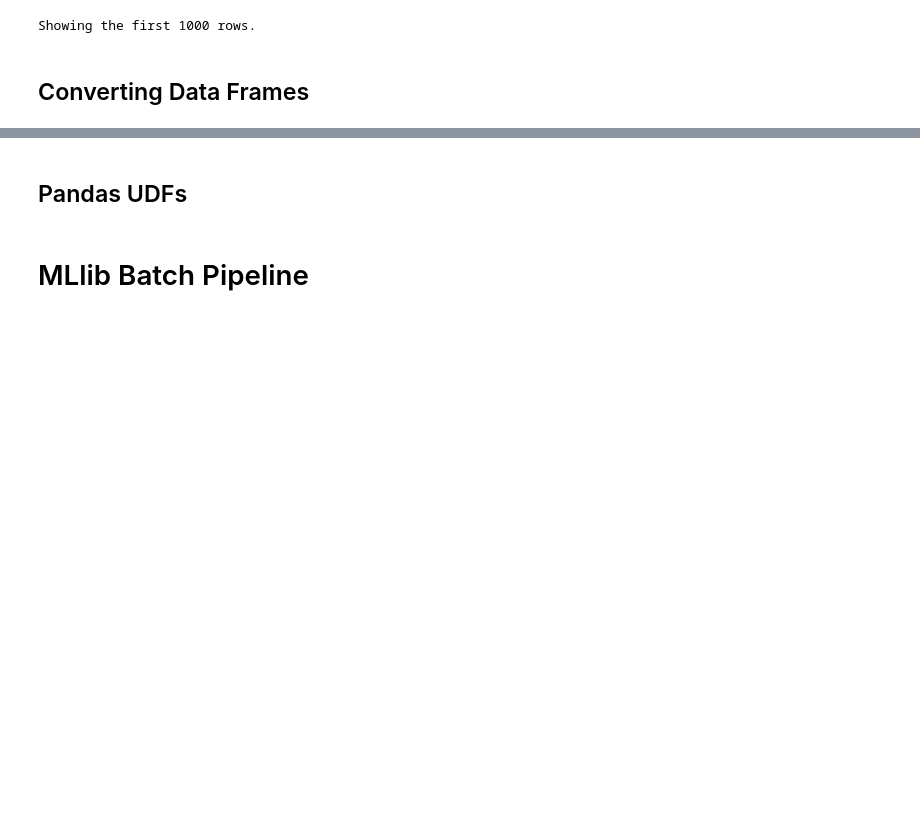
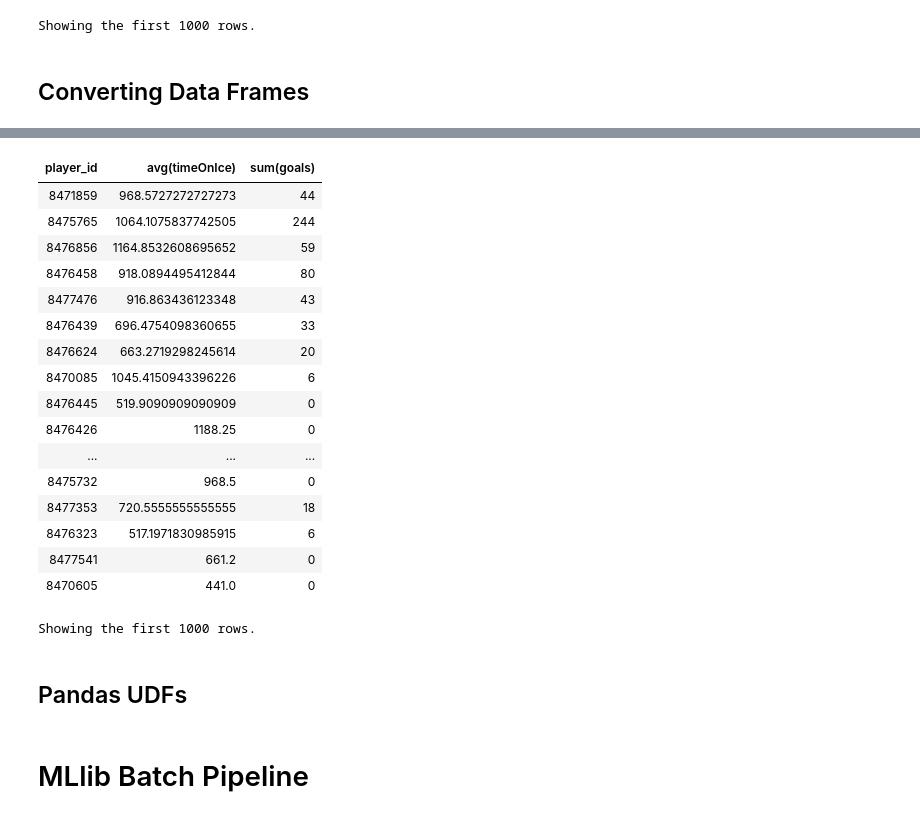
Before and after one commit to bgweber/DS_Production, a Jupyter notebook: source/DSP_CH06_PySpark_For_Batch_Pipelines.ipynb, the cells around one changed output, grey strips where cells are left out. Cells and saved outputs as stored; diff of their text form; code cells hidden in the pictures; blank space fills up the shorter version.

```diff
--- a/source/DSP_CH06_PySpark_For_Batch_Pipelines.ipynb
+++ b/source/DSP_CH06_PySpark_For_Batch_Pipelines.ipynb
@@ -249,7 +367,30 @@ display(df)
 # %%
 # group by
-summary_df = stats_df.groupBy("player_id").agg({'timeOnIce':'avg', 'goals':'sum'})
+summary_df = (
+  stats_df
+  .groupby("player_id")
+  .agg({'timeOnIce': 'avg', 'goals': 'sum'})
+)
 display(summary_df)
+# %% [output]
+| player_id | avg(timeOnIce) | sum(goals) |
+| 8471859 | 968.5727272727273 | 44 |
+| 8475765 | 1064.1075837742505 | 244 |
+| 8476856 | 1164.8532608695652 | 59 |
+| 8476458 | 918.0894495412844 | 80 |
+| 8477476 | 916.863436123348 | 43 |
+| 8476439 | 696.4754098360655 | 33 |
+| 8476624 | 663.2719298245614 | 20 |
+| 8470085 | 1045.4150943396226 | 6 |
+| 8476445 | 519.9090909090909 | 0 |
+| 8476426 | 1188.25 | 0 |
+| ... | ... | ... |
+| 8475732 | 968.5 | 0 |
+| 8477353 | 720.5555555555555 | 18 |
+| 8476323 | 517.1971830985915 | 6 |
+| 8477541 | 661.2 | 0 |
+| 8470605 | 441.0 | 0 |
+Showing the first 1000 rows.
 # %% [markdown]
 ## Pandas UDFs
 # %%
```
Also changed, not shown: parts of 10 cells of this notebook.
